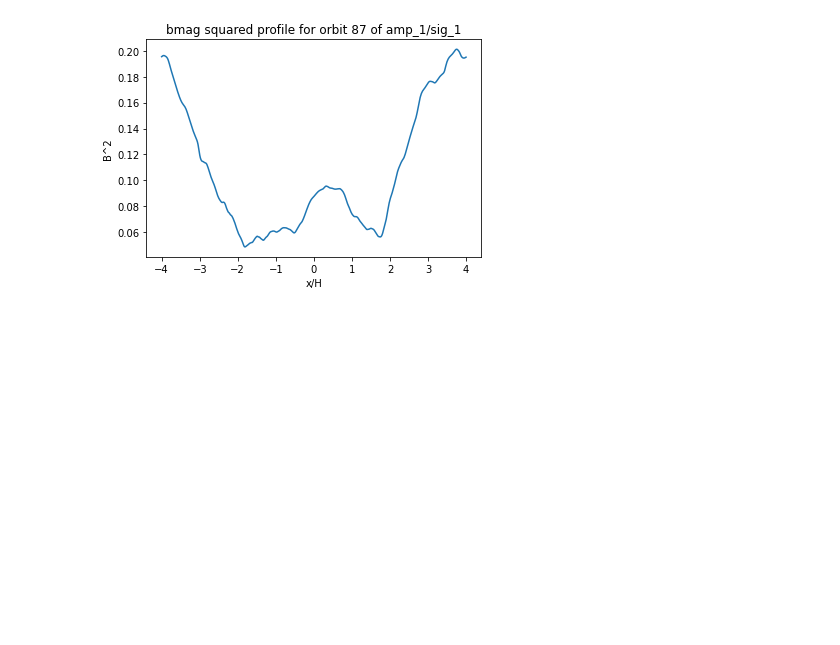
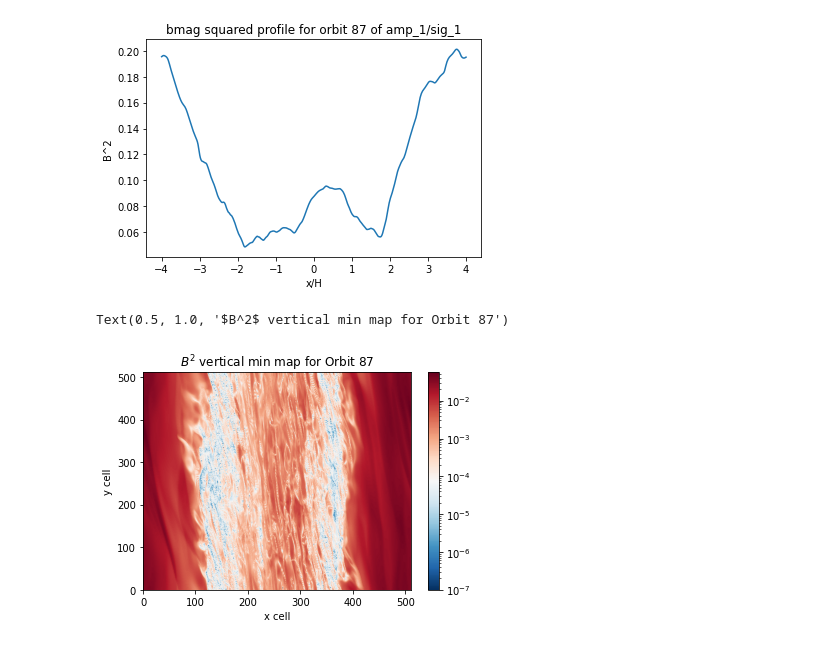
Before and after one commit to asmohov/ppd, a Jupyter notebook: variation_testing.ipynb, the cells around one changed output. Cells and saved outputs as stored; diff of their text form; code cells hidden in the pictures; blank space fills up the shorter version.

Commit message:
add variation testing for B^2 holes and complete 1-d profiles for constant and am 5 cases

```diff
--- a/variation_testing.ipynb
+++ b/variation_testing.ipynb
@@ -56,3 +56,41 @@ plt.title('bmag squared profile for orbit 87 of amp_1/sig_1')
 # %% [output]
 Text(0.5, 1.0, 'bmag squared profile for orbit 87 of amp_1/sig_1')
 [figure]
+# %%
+#look for holes in bmag squared profile, specifically in step 87
+
+import sys
+import time
+sys.path.append('~/athena-public-version/vis/python/')
+#sys.path.append('~/.local/lib/python3.8/site-packages/')
+sys.path.append('~/working')
+
+
+import numpy as np
+import matplotlib.pyplot as plt
+import matplotlib as mpl
+#IMPORT APPROPRIATE ATHINPUT FILE
+#import athinput.hgb as athin
+import athena_read
+
+
+file_name = './ad_prof/amp_1/sig_1/HGB.out2.00087.athdf'
+
+data = athena_read.athdf(file_name)
+bx = data['Bcc1']
+by = data['Bcc2']
+bz = data['Bcc3']
+
+bsquared = bx*bx + by*by + bz*bz
+
+bsquared_min = np.min(bsquared,axis=0)
+
+#plotting
+plt.pcolormesh(bsquared_min,norm=mpl.colors.LogNorm(vmin=.0000001),shading = 'gouraud',cmap = 'RdBu_r')
+plt.colorbar()
+plt.xlabel('x cell')
+plt.ylabel('y cell')
+plt.title('$B^2$ vertical min map for Orbit 87')
+# %% [output]
+Text(0.5, 1.0, '$B^2$ vertical min map for Orbit 87')
+[figure, added]
```
Also changed, not shown: parts of 1 cell of this notebook, 20 other files.
